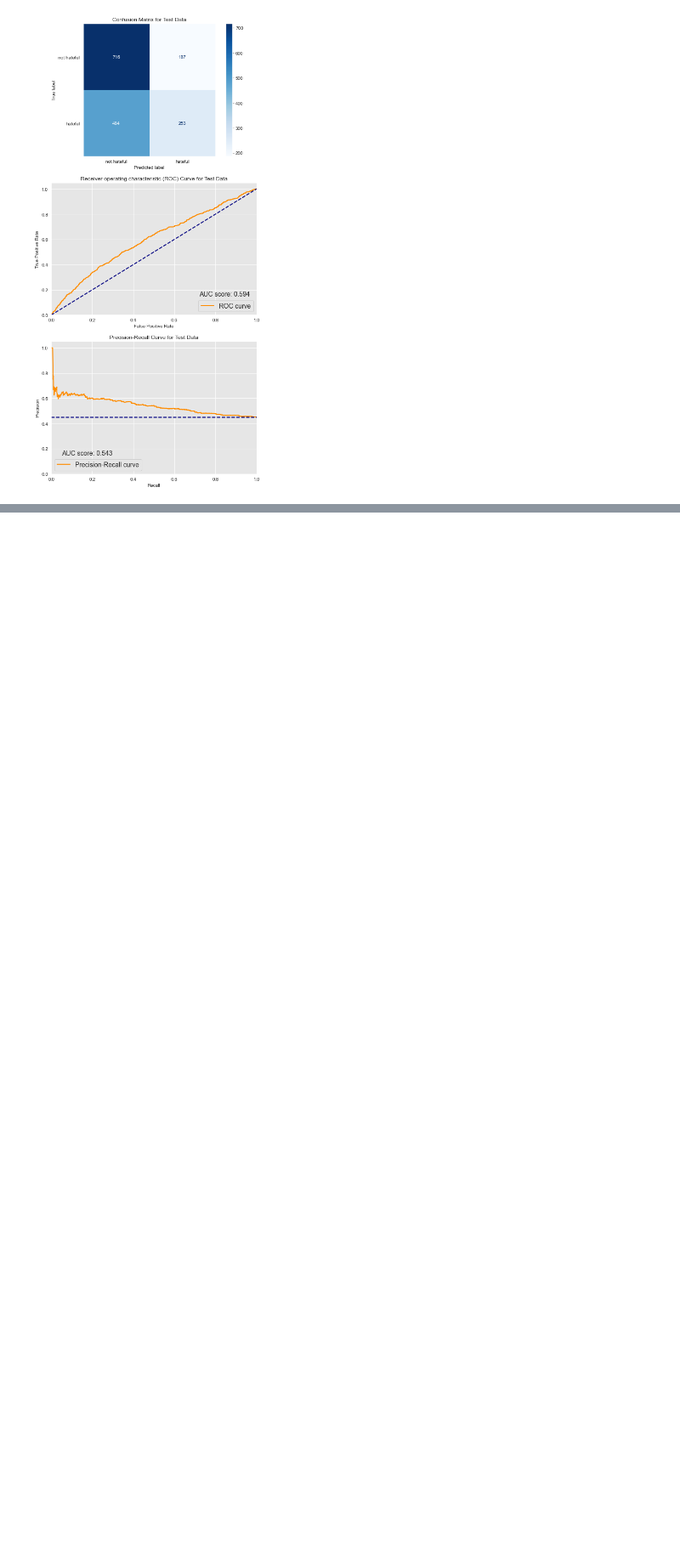
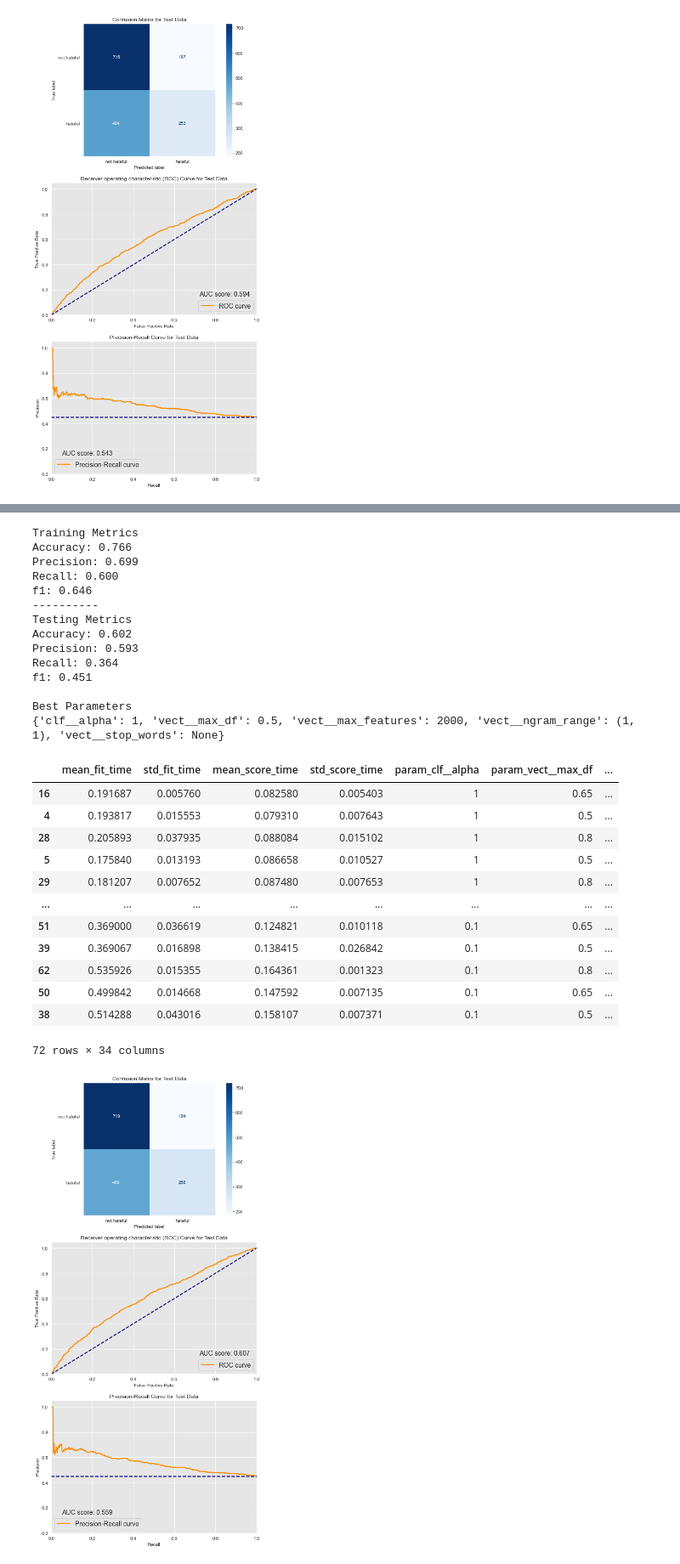
Before and after one commit to andrewwhitman/HatefulMemesDetection, a Jupyter notebook: notebooks/Models.ipynb, the cells around one changed output, grey strips where cells are left out. Shown at 85% size. Saved outputs shown, nothing was run; the diff lists cells and outputs as text; code cells hidden in the pictures; blank space fills up the shorter version.

```diff
--- a/notebooks/Models.ipynb
+++ b/notebooks/Models.ipynb
@@ -84,7 +78,7 @@ Name: label, dtype: float64
 dummy = DummyClassifier(strategy='stratified', random_state=42)
 
 # fit on train
-dummy.fit(X_train_vec, y_train)
+dummy.fit(X_train, y_train)
 # %% [output]
 DummyClassifier(random_state=42, strategy='stratified')
 # %%
@@ -110,7 +102,8 @@ f1: 0.411
 # %%
-# instantiate classifier
-clf = MultinomialNB()
+# pipeline of vectorizer and classifier
+count_mnb = Pipeline([('vect', CountVectorizer()),
+                      ('clf', MultinomialNB())])
 
 # fit on train
-clf.fit(X_train_vec, y_train)
+count_mnb.fit(X_train, y_train)
 # %% [output]
@@ -133,0 +132,18 @@ f1: 0.430
+# %%
+# relevant scoring metrics
+scoring_metrics = ('accuracy', 'recall', 'roc_auc')
+# %%
+# parameter grid
+count_grid = {
+    "vect__max_df": (0.5, 0.65, 0.8,),
+    'vect__max_features': (None, 2000, 4000),
+    "vect__ngram_range": ((1, 1), (1, 2)),
+    "vect__stop_words": (None, 'english'),
+    "clf__alpha": (1, 0.1),
+}
+
+# refit on roc_auc
+count_gs = GridSearchCV(estimator=count_mnb, param_grid=count_grid, scoring=scoring_metrics, refit='roc_auc', n_jobs=-1)
+
+# fit on train
+count_gs.fit(X_train, y_train)
@@ -133,0 +160,32 @@ f1: 0.430
+# %%
+# evaluate model on train and test
+evaluate(count_gs, X_train, y_train, X_test, y_test, grid_search=True)
+# %% [output]
+Training Metrics
+Accuracy: 0.766
+Precision: 0.699
+Recall: 0.600
+f1: 0.646
+----------
+Testing Metrics
+Accuracy: 0.602
+Precision: 0.593
+Recall: 0.364
+f1: 0.451
+
+Best Parameters
+{'clf__alpha': 1, 'vect__max_df': 0.5, 'vect__max_features': 2000, 'vect__ngram_range': (1, 1), 'vect__stop_words': None}
+|  | mean_fit_time | std_fit_time | mean_score_time | std_score_time | param_clf__alpha | param_vect__max_df | ... |
+| 16 | 0.191687 | 0.005760 | 0.082580 | 0.005403 | 1 | 0.65 | ... |
+| 4 | 0.193817 | 0.015553 | 0.079310 | 0.007643 | 1 | 0.5 | ... |
+| 28 | 0.205893 | 0.037935 | 0.088084 | 0.015102 | 1 | 0.8 | ... |
+| 5 | 0.175840 | 0.013193 | 0.086658 | 0.010527 | 1 | 0.5 | ... |
+| 29 | 0.181207 | 0.007652 | 0.087480 | 0.007653 | 1 | 0.8 | ... |
+| ... | ... | ... | ... | ... | ... | ... | ... |
+| 51 | 0.369000 | 0.036619 | 0.124821 | 0.010118 | 0.1 | 0.65 | ... |
+| 39 | 0.369067 | 0.016898 | 0.138415 | 0.026842 | 0.1 | 0.5 | ... |
+| 62 | 0.535926 | 0.015355 | 0.164361 | 0.001323 | 0.1 | 0.8 | ... |
+| 50 | 0.499842 | 0.014668 | 0.147592 | 0.007135 | 0.1 | 0.65 | ... |
+| 38 | 0.514288 | 0.043016 | 0.158107 | 0.007371 | 0.1 | 0.5 | ... |
+72 rows × 34 columns
+[figure, added]
```
Also changed, not shown: parts of 35 cells of this notebook, 1 other file.
